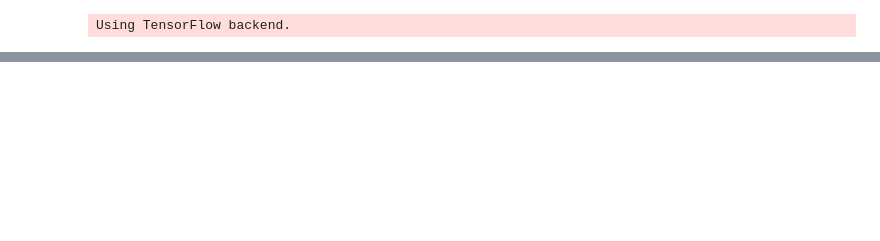
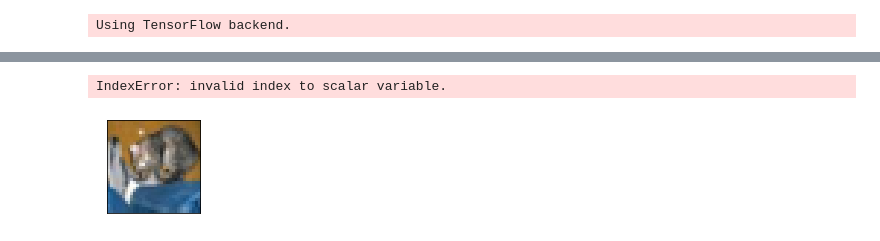
Before and after one commit to bohniti/The-CIFAR-10-dataset, a Jupyter notebook: cifar10-keras.ipynb, the cells around one changed output, grey strips where cells are left out. Cells and saved outputs as stored; diff of their text form; code cells hidden in the pictures; blank space fills up the shorter version.

```diff
--- a/cifar10-keras.ipynb
+++ b/cifar10-keras.ipynb
@@ -164,4 +208,5 @@ test acc:
 # %%
-y_pred_results = [np.argmax(x) for x in y_pred]
-len(y_pred_results)
+y_test_pred = model.predict(x_test, batch_size=128, verbose=1)
+y_test_pred_results = [np.argmax(x) for x in y_pred]
+y_test_pred_results[1]
 # %% [output]
@@ -171,0 +223,13 @@ np.savetxt('result.csv',np.column_stack((np.arange(0,12000), y_pred_results)), d
+# %%
+# Show pre labled exampels
+plt.figure(figsize=(10,10))
+for i in range(25):
+    plt.subplot(5,5,i+1)
+    plt.xticks([])
+    plt.yticks([])
+    plt.grid(False)
+    plt.imshow(x_test_visual[i], cmap=plt.cm.binary)
+    # The CIFAR labels happen to be arrays,
+    # which is why you need the extra index
+    plt.xlabel(cifar10_labels[y_test_visual[i][0]])
+plt.show()
@@ -171,0 +241,16 @@ np.savetxt('result.csv',np.column_stack((np.arange(0,12000), y_pred_results)), d
+# %%
+# show exampels with right and wrong predictions
+plt.figure(figsize=(10,10))
+for i in range(25):
+    plt.subplot(5,5,i+1)
+    plt.xticks([])
+    plt.yticks([])
+    plt.grid(False)
+    plt.imshow(x_test_visual[i], cmap=plt.cm.binary)
+    # The CIFAR labels happen to be arrays,
+    # which is why you need the extra index
+    plt.xlabel(cifar10_labels[y_test_pred_results[i][0]])
+plt.show()
+# %% [output]
+IndexError: invalid index to scalar variable.
+[figure, added]
```
Also changed, not shown: parts of 20 cells of this notebook.
